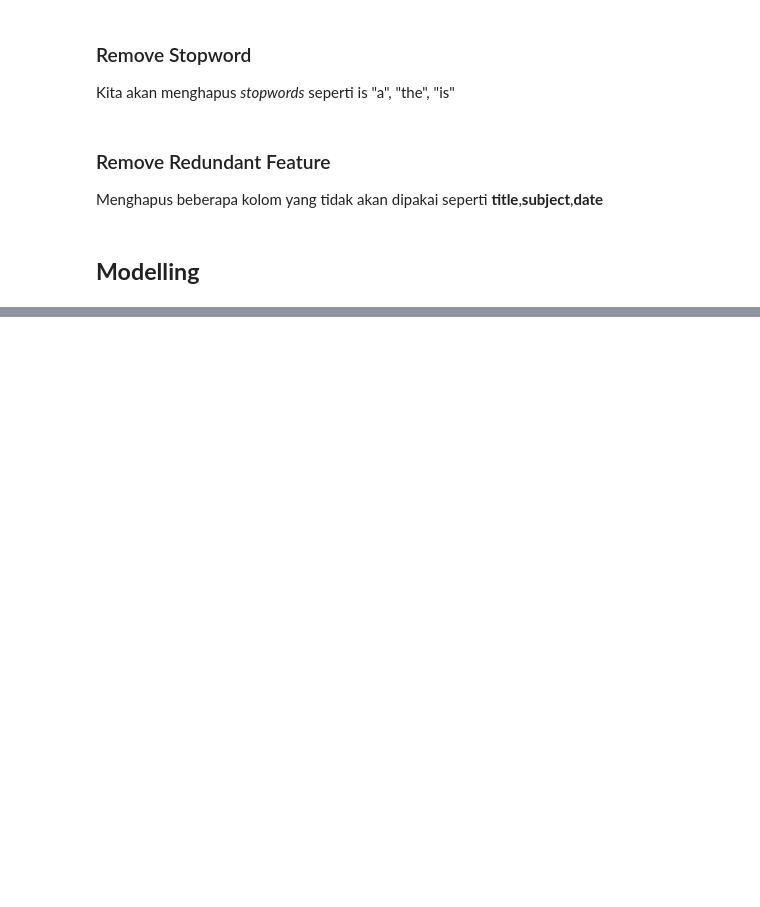
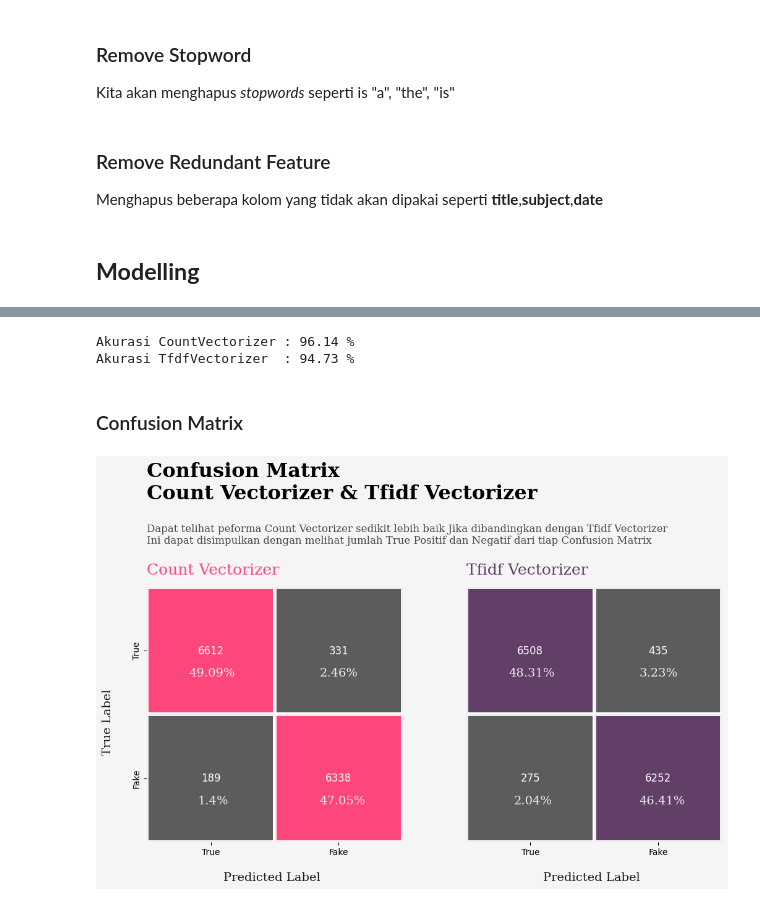
Before and after one commit to alexanderjanuar/SimpleFakeNewsClassifer, a Jupyter notebook: SimpleFakeNewsClassifer.ipynb, the cells around one changed output, grey strips where cells are left out. Drawn from its saved outputs; the diff is of its cells as text; code cells hidden in the pictures; blank space fills up the shorter version.

```diff
--- a/SimpleFakeNewsClassifer.ipynb
+++ b/SimpleFakeNewsClassifer.ipynb
@@ -334,0 +386,80 @@ df.drop(['title','subject','date'],axis=1,inplace=True)
+# %%
+#Akurasi model jika vektorasi menggunakan CountVectorizer
+y_pred_count = nb_classifier.predict(count_test)
+acc_count_vector = metrics.accuracy_score(y_pred_count,y_test)
+
+#Akurasi model jika vektorasi menggunakan TfdfVectorizer
+y_pred_tfdf = tfidf_nb_classifier.predict(tfidf_vectors_test)
+acc_count_tfidf = metrics.accuracy_score(y_pred_tfdf,y_test)
+
+
+print(f"Akurasi CountVectorizer : {round(acc_count_vector*100,2)} %")
+print(f"Akurasi TfdfVectorizer  : {round(acc_count_tfidf*100,2)} %")
+# %% [output]
+Akurasi CountVectorizer : 96.14 %
+Akurasi TfdfVectorizer  : 94.73 %
+# %% [markdown]
+### Confusion Matrix
+# %%
+conf_matrix_countvector = confusion_matrix(y_test,y_pred_count)
+conf_matrix_tfidf = confusion_matrix(y_test,y_pred_tfdf)
+# %%
+fig = plt.figure(figsize=(12,6),dpi = 100)
+gs = fig.add_gridspec(1,2)
+gs.update(wspace=0.25, hspace=0.5)
+
+ax0 = fig.add_subplot(gs[0,0])
+ax1 = fig.add_subplot(gs[0,1])
+
+fig.patch.set_facecolor('#f6f5f5')
+ax0.set_facecolor('#f6f5f5')
+ax1.set_facecolor('#f6f5f5')
+
+col1 = ["#4b4b4c","#fe346e"]
+colormap1 = matplotlib.colors.LinearSegmentedColormap.from_list("", col1, N = 256)
+col2 = ["#4b4b4c","#512b58"]
+colormap2 = matplotlib.colors.LinearSegmentedColormap.from_list("", col2)
+
+sns.heatmap(ax=ax0, data=conf_matrix_countvector, linewidths= 0,
+            square=True, cbar_kws={"orientation": "horizontal"}, cbar=False,linewidth=3, cmap = col1,annot=True,
+            annot_kws={"fontsize":12}, alpha = 0.9,fmt='')
+
+sns.heatmap(ax=ax1, data=conf_matrix_tfidf, linewidths= 0,
+            square=True, cbar_kws={"orientation": "horizontal"}, cbar=False,linewidth=3, cmap = col2,annot=True,
+            annot_kws={"fontsize":12}, alpha = 0.9,fmt='')
+
+ax0.text(0, -0.69, 'Confusion Matrix \nCount Vectorizer & Tfidf Vectorizer', {'font':'Serif', 'color':'black', 'weight':'bold','size':23})
+ax0.text(0, -0.34, 'Dapat telihat peforma Count Vectorizer sedikit lebih baik Jika dibandingkan dengan Tfidf Vectorizer\nIni dapat disimpulkan dengan melihat jumlah True Positif dan Negatif dari tiap Confusion Matrix', {'font':'Serif', 'color':'black','size':12}, alpha = 0.7)
+
+
+ax0.text(0,-0.1,'Count Vectorizer', {'font':'serif', 'color':"#fe346e", 'size':18},alpha = 0.9)
+ax0.text(0.33,0.7,f'{round((conf_matrix_countvector[0][0] / len(X_test)) * 100,2)}%', {'font':'serif', 'color':"white", 'size':14},alpha = 0.9)
+ax0.text(1.35,0.7,f'{round((conf_matrix_countvector[0][1] / len(X_test)) * 100,2)}%', {'font':'serif', 'color':"white", 'size':14},alpha = 0.9)
+ax0.text(0.40,1.7,f'{round((conf_matrix_countvector[1][0] / len(X_test)) * 100,2)}%', {'font':'serif', 'color':"white", 'size':14},alpha = 0.9)
+ax0.text(1.35,1.7,f'{round((conf_matrix_countvector[1][1] / len(X_test)) * 100,2)}%', {'font':'serif', 'color':"white", 'size':14},alpha = 0.9)
+
+
+ax1.text(0,-0.1,'Tfidf Vectorizer', {'font':'serif', 'color':"#512b58", 'size':18}, alpha =0.9)
+ax1.text(0.33,0.7,f'{round((conf_matrix_tfidf[0][0] / len(X_test)) * 100,2)}%', {'font':'serif', 'color':"white", 'size':14},alpha = 0.9)
+ax1.text(1.35,0.7,f'{round((conf_matrix_tfidf[0][1] / len(X_test)) * 100,2)}%', {'font':'serif', 'color':"white", 'size':14},alpha = 0.9)
+ax1.text(0.37,1.7,f'{round((conf_matrix_tfidf[1][0] / len(X_test)) * 100,2)}%', {'font':'serif', 'color':"white", 'size':14},alpha = 0.9)
+ax1.text(1.35,1.7,f'{round((conf_matrix_tfidf[1][1] / len(X_test)) * 100,2)}%', {'font':'serif', 'color':"white", 'size':14},alpha = 0.9)
+
+
+
+ax0.text(0.6,2.3,'Predicted Label', {'font':'serif', 'color':"black", 'size':14},alpha = 0.9)
+ax0.text(-0.35,1.3,'True Label', {'font':'serif', 'color':"black", 'size':14},alpha = 0.9,rotation=90)
+ax0.axes.set_xticklabels(['True', 'Fake'])
+ax0.axes.set_yticklabels(['True', 'Fake'])
+
+ax1.axes.set_xticklabels(['True', 'Fake'])
+ax1.text(0.6,2.3,'Predicted Label', {'font':'serif', 'color':"black", 'size':14},alpha = 0.9)
+
+ax0.set_xlabel('')
+ax0.set_ylabel('')
+ax1.set_xlabel('')
+ax1.set_ylabel('')
+ax1.axes.get_yaxis().set_visible(False)
+fig.show()
+# %% [output]
+[figure, added]
```
Also changed, not shown: parts of 11 cells of this notebook.
